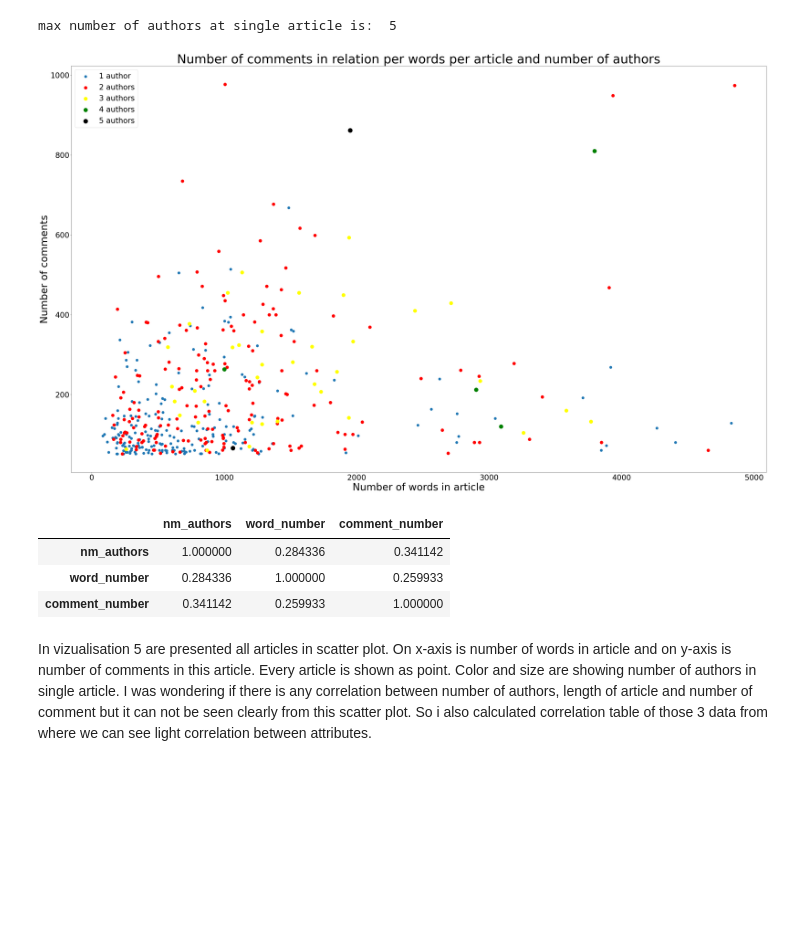
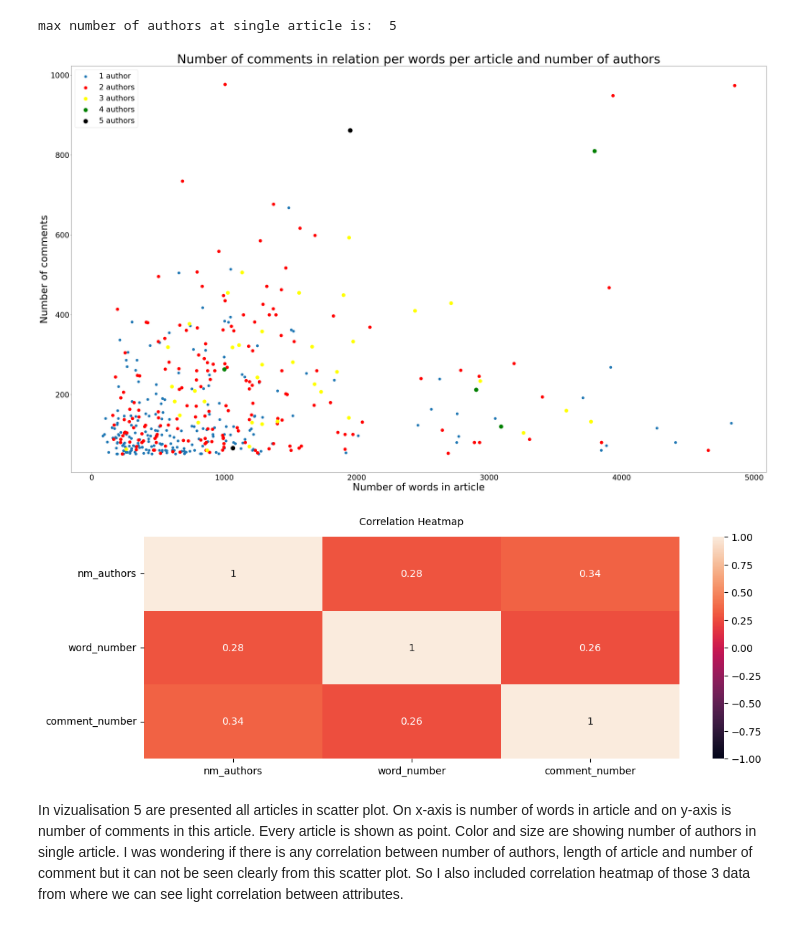
Before and after one commit to ZaloznikV/Project-1-ZaloznikV, a Jupyter notebook: Web_Scraping.ipynb, the cells around one changed output. Saved outputs shown, nothing was run; the diff lists cells and outputs as text; code cells hidden in the pictures; blank space fills up the shorter version.

Commit message:
Edit some plots.

```diff
--- a/Web_Scraping.ipynb
+++ b/Web_Scraping.ipynb
@@ -467,33 +464,35 @@ max number of authors at single article is:  5
 # %%
 plt.rcParams['xtick.labelsize'] = 30
 plt.rcParams['ytick.labelsize'] = 30
 scatter_1 = d_f_scatter[d_f_scatter["nm_authors"] == 1]
 scatter_2 = d_f_scatter[d_f_scatter["nm_authors"] == 2]
 scatter_3 = d_f_scatter[d_f_scatter["nm_authors"] == 3]
 scatter_4 = d_f_scatter[d_f_scatter["nm_authors"] == 4]
 scatter_5 = d_f_scatter[d_f_scatter["nm_authors"] == 5]
 figure(figsize=(50, 30), dpi=80)
 plt.scatter(scatter_1['word_number'], scatter_1["comment_number"], s = 100, label="1 author")
 plt.scatter(scatter_2['word_number'], scatter_2["comment_number"], c="red", s = 150, label="2 authors")
 plt.scatter(scatter_3['word_number'], scatter_3["comment_number"], c="yellow", s = 200, label = "3 authors")
 plt.scatter(scatter_4['word_number'], scatter_4["comment_number"], c="green", s = 250, label = "4 authors")
 plt.scatter(scatter_5['word_number'], scatter_5["comment_number"], c="black", s=300, label="5 authors")
 
 plt.title("Number of comments in relation per words per article and number of authors", fontsize=50)
 plt.xlabel("Number of words in article", fontsize = 40)
 plt.ylabel("Number of comments", fontsize = 40)
 plt.legend(fontsize=30)
 
 
 plt.show()
 
 plt.rcParams.update(plt.rcParamsDefault)
-d_f_scatter.corr()
+
+
+
+plt.figure(figsize=(12, 4))
+heatmap = sns.heatmap(d_f_scatter.corr(), vmin=-1, vmax=1, annot=True)
+heatmap.set_title('Correlation Heatmap', fontdict={'fontsize':10}, pad=12);
 # %% [output]
 [figure]
-|  | nm_authors | word_number | comment_number |
-| nm_authors | 1.000000 | 0.284336 | 0.341142 |
-| word_number | 0.284336 | 1.000000 | 0.259933 |
-| comment_number | 0.341142 | 0.259933 | 1.000000 |
+[figure, added]
 # %% [markdown]
-In vizualisation 5 are presented all articles in scatter plot. On x-axis is number of words in article and on y-axis is number of comments in this article. Every article is shown as point. Color and size are showing number of authors in single article. I was wondering if there is any correlation between number of authors, length of article and number of comment but it can not be seen clearly from this scatter plot. So i also calculated correlation table of those 3 data from where we can see light correlation between attributes.
+In vizualisation 5 are presented all articles in scatter plot. On x-axis is number of words in article and on y-axis is number of comments in this article. Every article is shown as point. Color and size are showing number of authors in single article. I was wondering if there is any correlation between number of authors, length of article and number of comment but it can not be seen clearly from this scatter plot. So I also included correlation heatmap of those 3 data from where we can see light correlation between attributes.
```
Also changed, not shown: parts of 6 cells of this notebook.
